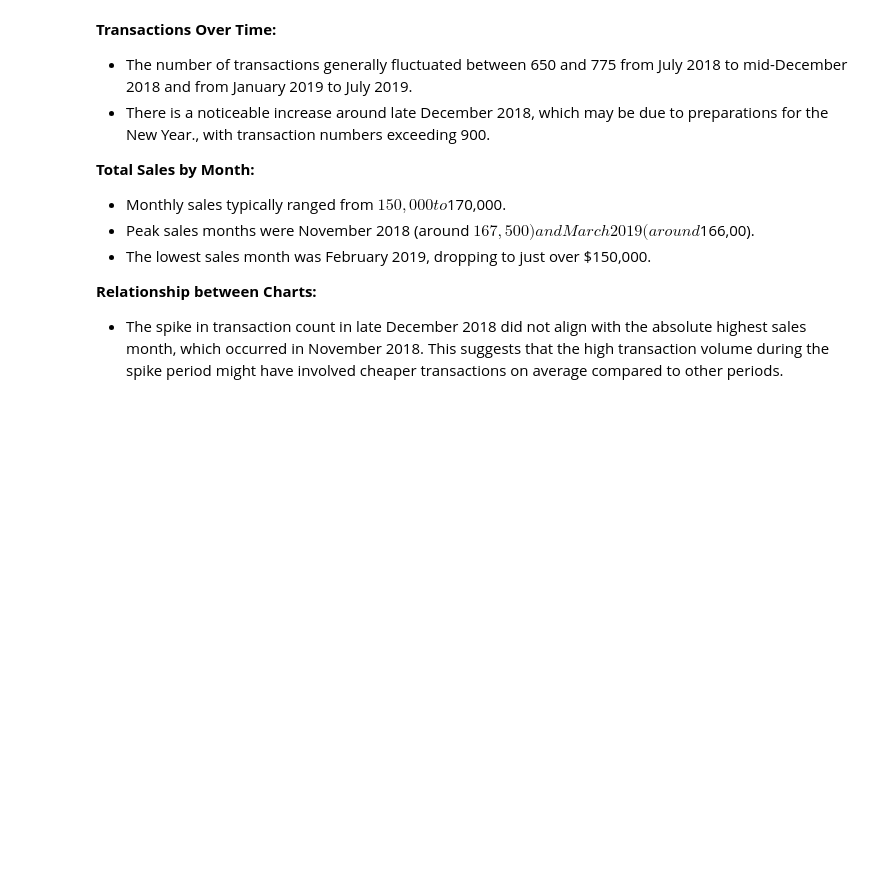
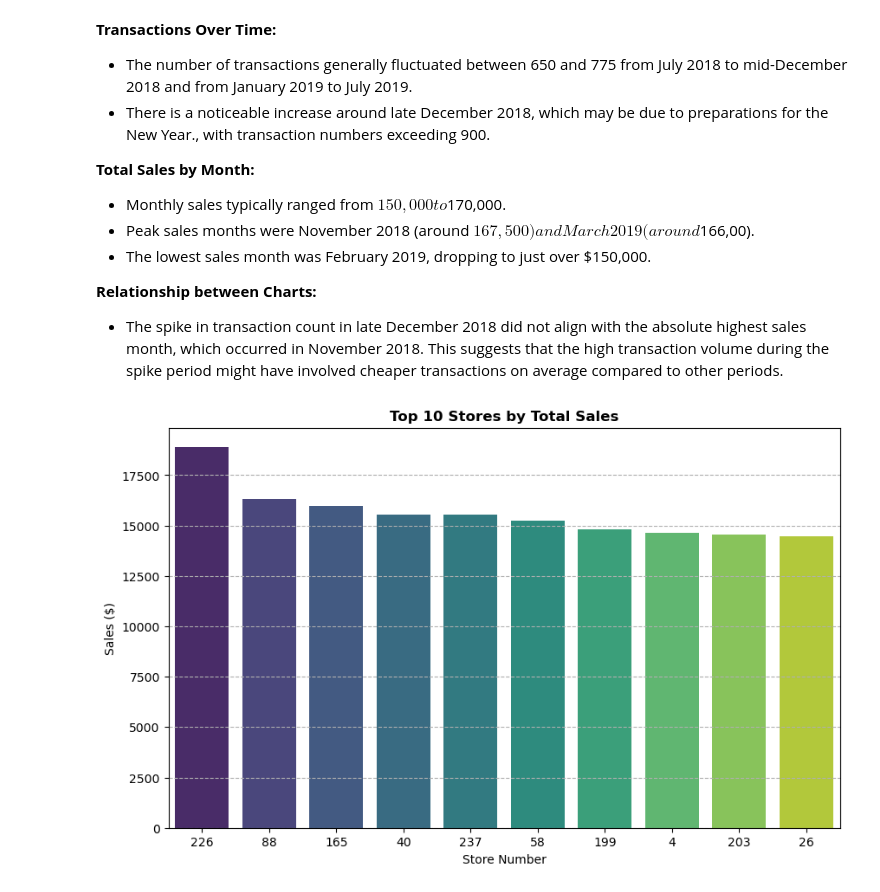
Before and after one commit to bn-khalifa/RetailTrialImpactAnalysis, a Jupyter notebook: 1st_Sprint/RetailStrategy&Analytics.ipynb, the cells around one changed output. Drawn from its saved outputs; the diff is of its cells as text; code cells hidden in the pictures; blank space fills up the shorter version.

Commit message:
Added sales analysis for top 10 stores.

```diff
--- a/1st_Sprint/RetailStrategy&Analytics.ipynb
+++ b/1st_Sprint/RetailStrategy&Analytics.ipynb
@@ -340,3 +340,17 @@ plt.show()
 
 **Relationship between Charts:**
 - The spike in transaction count in late December 2018 did not align with the absolute highest sales month, which occurred in November 2018. This suggests that the high transaction volume during the spike period might have involved cheaper transactions on average compared to other periods.
+# %%
+# analyze Sales Drivers (Store Number)
+salesByStore = full_df.groupby('StoreNumber')['TotalSales'].sum().sort_values(ascending=False).reset_index()
+top10Stores = salesByStore.head(10)
+storesOrdered = top10Stores['StoreNumber'].tolist()
+plt.figure(figsize=(10,6))
+sns.barplot(data=top10Stores, x='StoreNumber', y='TotalSales', order=storesOrdered, palette='viridis')
+plt.title('Top 10 Stores by Total Sales', fontweight='bold')
+plt.xlabel('Store Number')
+plt.ylabel('Sales ($)')
+plt.grid(True, axis='y', linestyle='--')
+plt.show()
+# %% [output]
+[figure, added]
```
Also changed, not shown: parts of 1 cell of this notebook.
